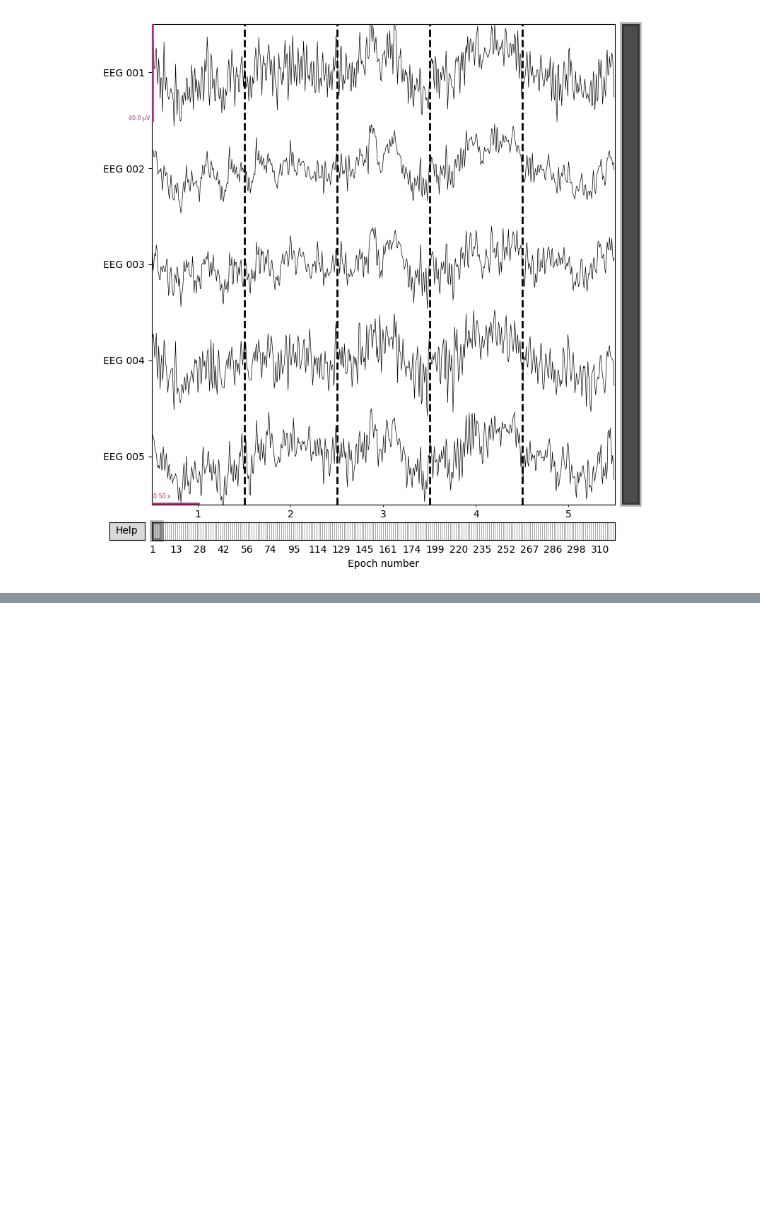
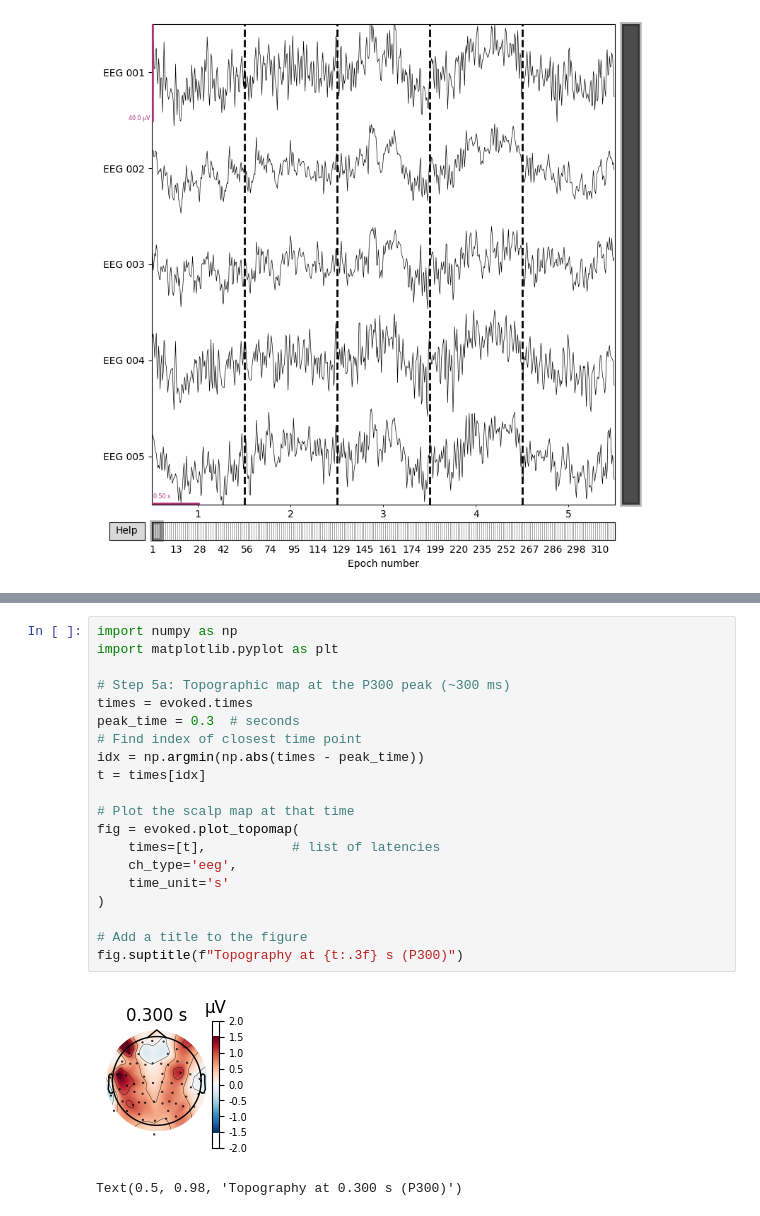
Before and after one commit to eozturk1968/neuro-pipeline, a Jupyter notebook: 01_load_and_plot.ipynb/01_load_and_plot.ipynb.ipynb, the cells around one changed output, grey strips where cells are left out. Drawn from its saved outputs; the diff is of its cells as text; blank space fills up the shorter version.

```diff
--- a/01_load_and_plot.ipynb/01_load_and_plot.ipynb.ipynb
+++ b/01_load_and_plot.ipynb/01_load_and_plot.ipynb.ipynb
@@ -176,0 +214,23 @@ Number of clean epochs: 236
+# %%
+import numpy as np
+import matplotlib.pyplot as plt
+
+# Step 5a: Topographic map at the P300 peak (~300 ms)
+times = evoked.times
+peak_time = 0.3  # seconds
+# Find index of closest time point
+idx = np.argmin(np.abs(times - peak_time))
+t = times[idx]
+
+# Plot the scalp map at that time
+fig = evoked.plot_topomap(
+    times=[t],           # list of latencies
+    ch_type='eeg',
+    time_unit='s'
+)
+
+# Add a title to the figure
+fig.suptitle(f"Topography at {t:.3f} s (P300)")
+# %% [output]
+[figure, added]
+Text(0.5, 0.98, 'Topography at 0.300 s (P300)')
```
Also changed, not shown: parts of 8 cells of this notebook.
